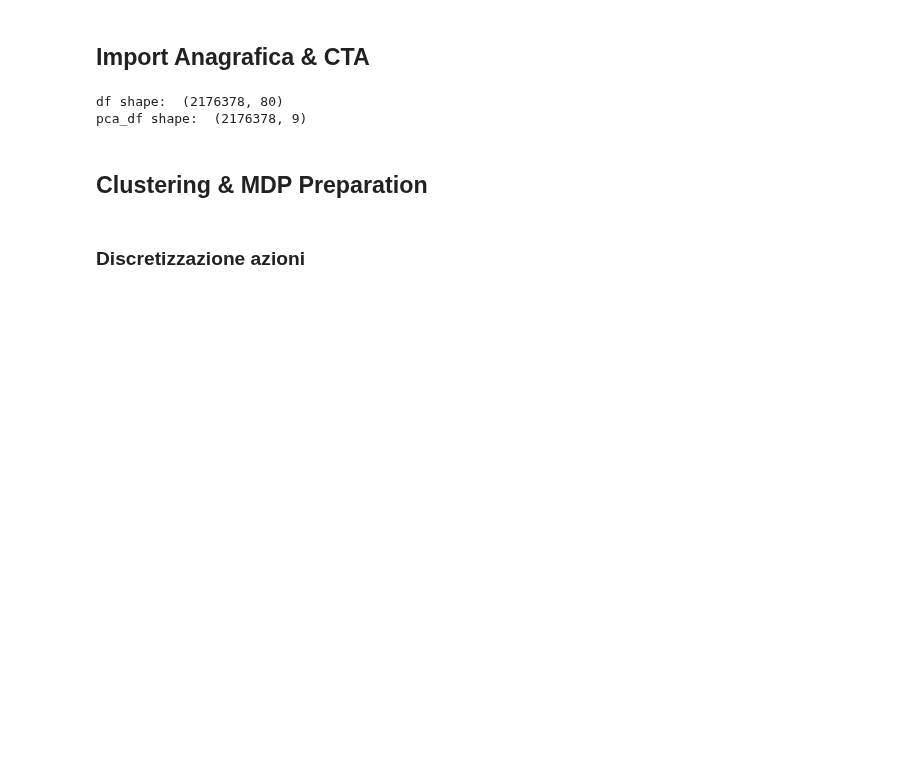
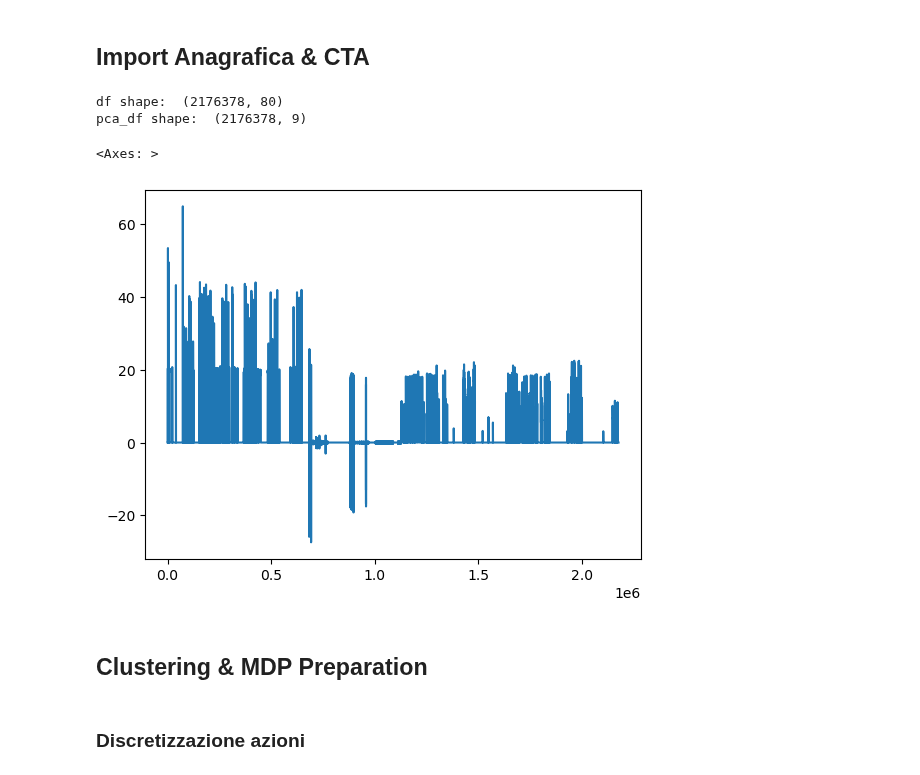
Before and after one commit to edoardorossi1995/Tesi, a Jupyter notebook: MDP_Modeling.ipynb, the cells around one changed output. Cells and saved outputs as stored; diff of their text form; code cells hidden in the pictures; blank space fills up the shorter version.

```diff
--- a/MDP_Modeling.ipynb
+++ b/MDP_Modeling.ipynb
@@ -129,6 +131,11 @@ print("pca_df shape: ", pca_df.shape)
 # %% [output]
 df shape:  (2176378, 80)
 pca_df shape:  (2176378, 9)
+# %%
+df['PW_ATT_M_00'].plot()
+# %% [output]
+<Axes: >
+[figure, added]
 # %% [markdown]
 ## Clustering & MDP Preparation
 # %% [markdown]
```
Also changed, not shown: parts of 17 cells of this notebook, 1 other file.
